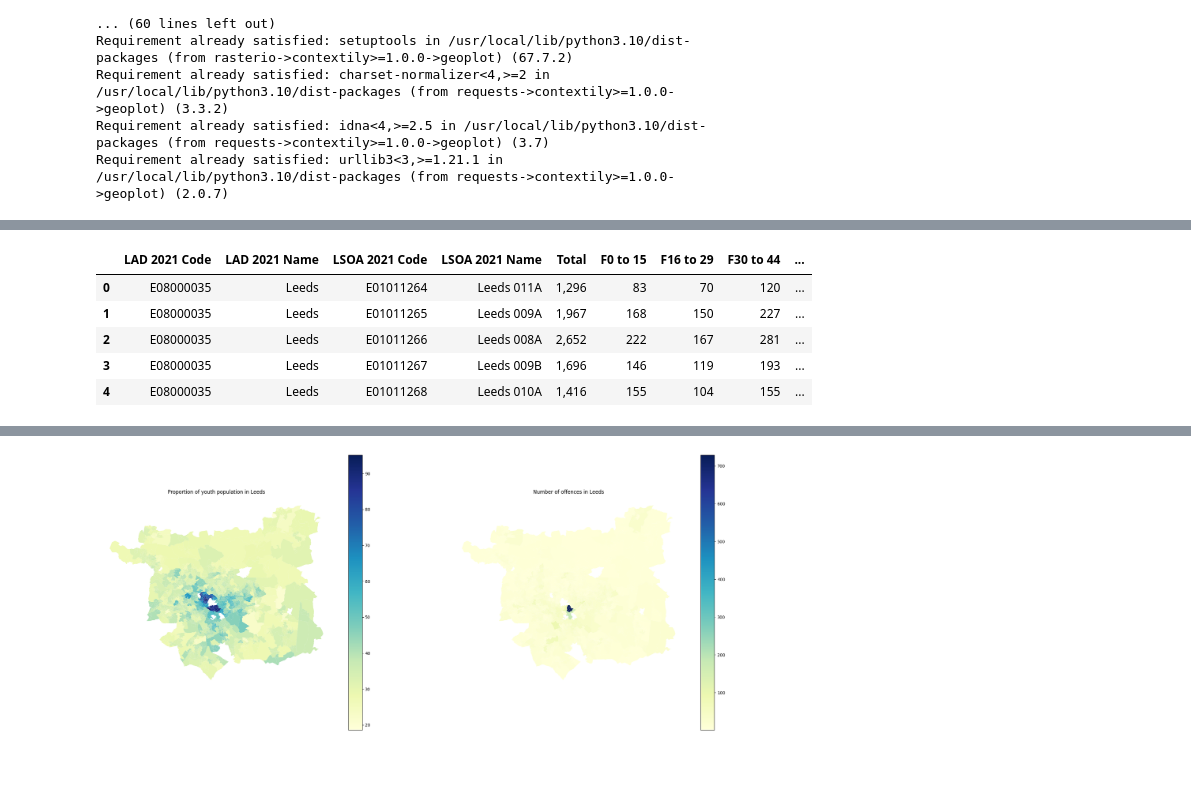
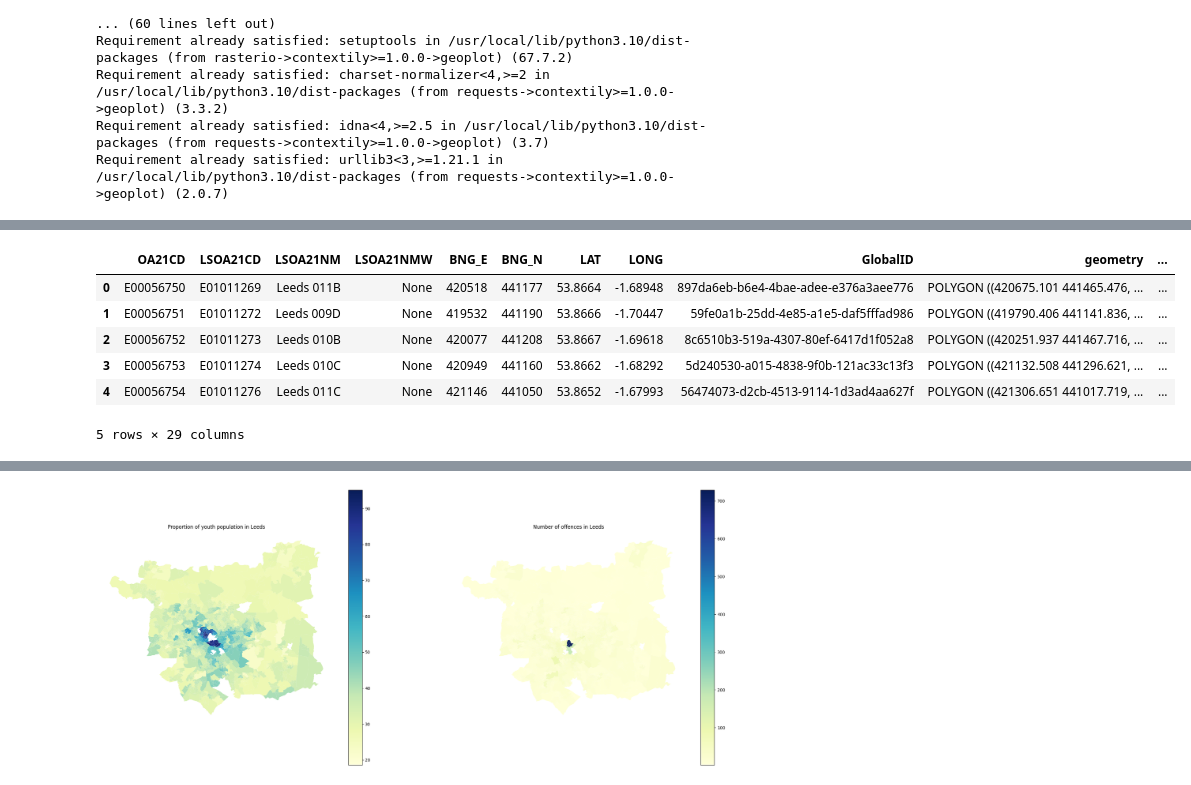
Before and after one commit to Q-SHI/GEOG5990M_assignment, a Jupyter notebook: 201798780_assignment.ipynb, the cells around one changed output, grey strips where cells are left out. Saved outputs shown, nothing was run; the diff lists cells and outputs as text; code cells hidden in the pictures.

```diff
--- a/201798780_assignment.ipynb
+++ b/201798780_assignment.ipynb
@@ -55,7 +55,7 @@ crime.isnull().sum()
 # Calculate the total number of offences in each area of Leeds. And write the
 # results into a new data frame to facilitate subsequent analysis of the number
 # of crimes in each area of Leeds.
-grouped_crime = crime.groupby('LSOA code')['number'].sum().reset_index()
+grouped_crime = crime.groupby('LSOA code')['number of offences'].sum().reset_index()
 print(grouped_crime)
 crime_region = pd.DataFrame(grouped_crime)
 
@@ -64,5 +64,10 @@ crime_region = pd.DataFrame(grouped_crime)
 # population in Leeds and the crime rate.
 age_crime  = pd.merge(age, crime_region,  left_on='LSOA 2021 Code', right_on='LSOA code', how='left')
 age_crime.head()
+
+# Join the age_crime data frame to the OA shape file so that the age_crime data
+# frame also has spatial attributes for subsequent mapping.
+leeds_new = pd.merge(leeds, age_crime, left_on='LSOA21CD', right_on='LSOA code',how='left');
+leeds_new.head()
 # %% [output]
 OA.shp
@@ -81,8 +86,9 @@ OA.shp
 
 [478 rows x 2 columns]
-|  | LAD 2021 Code | LAD 2021 Name | LSOA 2021 Code | LSOA 2021 Name | Total | F0 to 15 | F16 to 29 | F30 to 44 | ... |
-| 0 | E08000035 | Leeds | E01011264 | Leeds 011A | 1,296 | 83 | 70 | 120 | ... |
-| 1 | E08000035 | Leeds | E01011265 | Leeds 009A | 1,967 | 168 | 150 | 227 | ... |
-| 2 | E08000035 | Leeds | E01011266 | Leeds 008A | 2,652 | 222 | 167 | 281 | ... |
-| 3 | E08000035 | Leeds | E01011267 | Leeds 009B | 1,696 | 146 | 119 | 193 | ... |
-| 4 | E08000035 | Leeds | E01011268 | Leeds 010A | 1,416 | 155 | 104 | 155 | ... |
+|  | OA21CD | LSOA21CD | LSOA21NM | LSOA21NMW | BNG_E | BNG_N | LAT | LONG | GlobalID | geometry | ... |
+| 0 | E00056750 | E01011269 | Leeds 011B | None | 420518 | 441177 | 53.8664 | -1.68948 | 897da6eb-b6e4-4bae-adee-e376a3aee776 | POLYGON ((420675.101 441465.476, ... | ... |
+| 1 | E00056751 | E01011272 | Leeds 009D | None | 419532 | 441190 | 53.8666 | -1.70447 | 59fe0a1b-25dd-4e85-a1e5-daf5fffad986 | POLYGON ((419790.406 441141.836, ... | ... |
+| 2 | E00056752 | E01011273 | Leeds 010B | None | 420077 | 441208 | 53.8667 | -1.69618 | 8c6510b3-519a-4307-80ef-6417d1f052a8 | POLYGON ((420251.937 441467.716, ... | ... |
+| 3 | E00056753 | E01011274 | Leeds 010C | None | 420949 | 441160 | 53.8662 | -1.68292 | 5d240530-a015-4838-9f0b-121ac33c13f3 | POLYGON ((421132.508 441296.621, ... | ... |
+| 4 | E00056754 | E01011276 | Leeds 011C | None | 421146 | 441050 | 53.8652 | -1.67993 | 56474073-d2cb-4513-9114-1d3ad4aa627f | POLYGON ((421306.651 441017.719, ... | ... |
+5 rows × 29 columns
```
Also changed, not shown: parts of 5 cells of this notebook.
